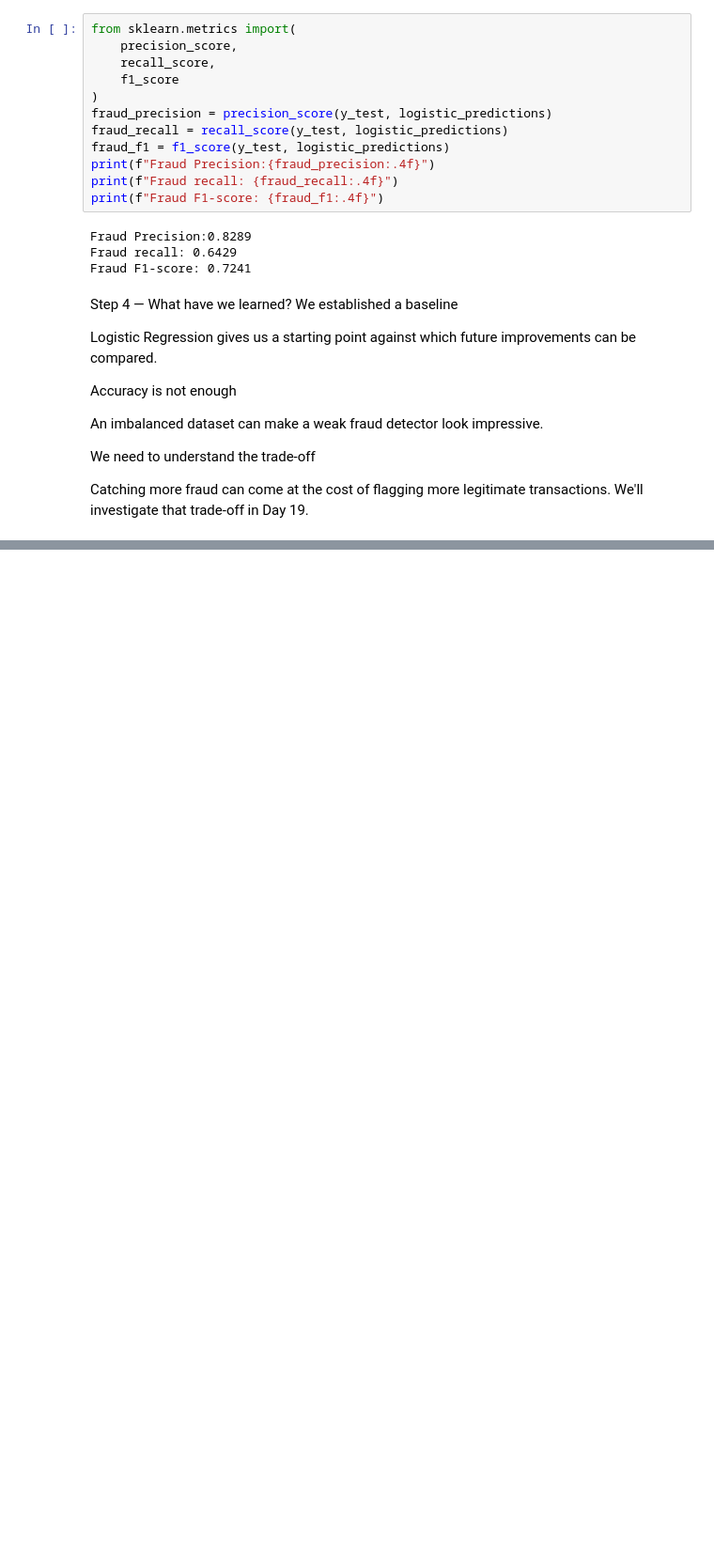
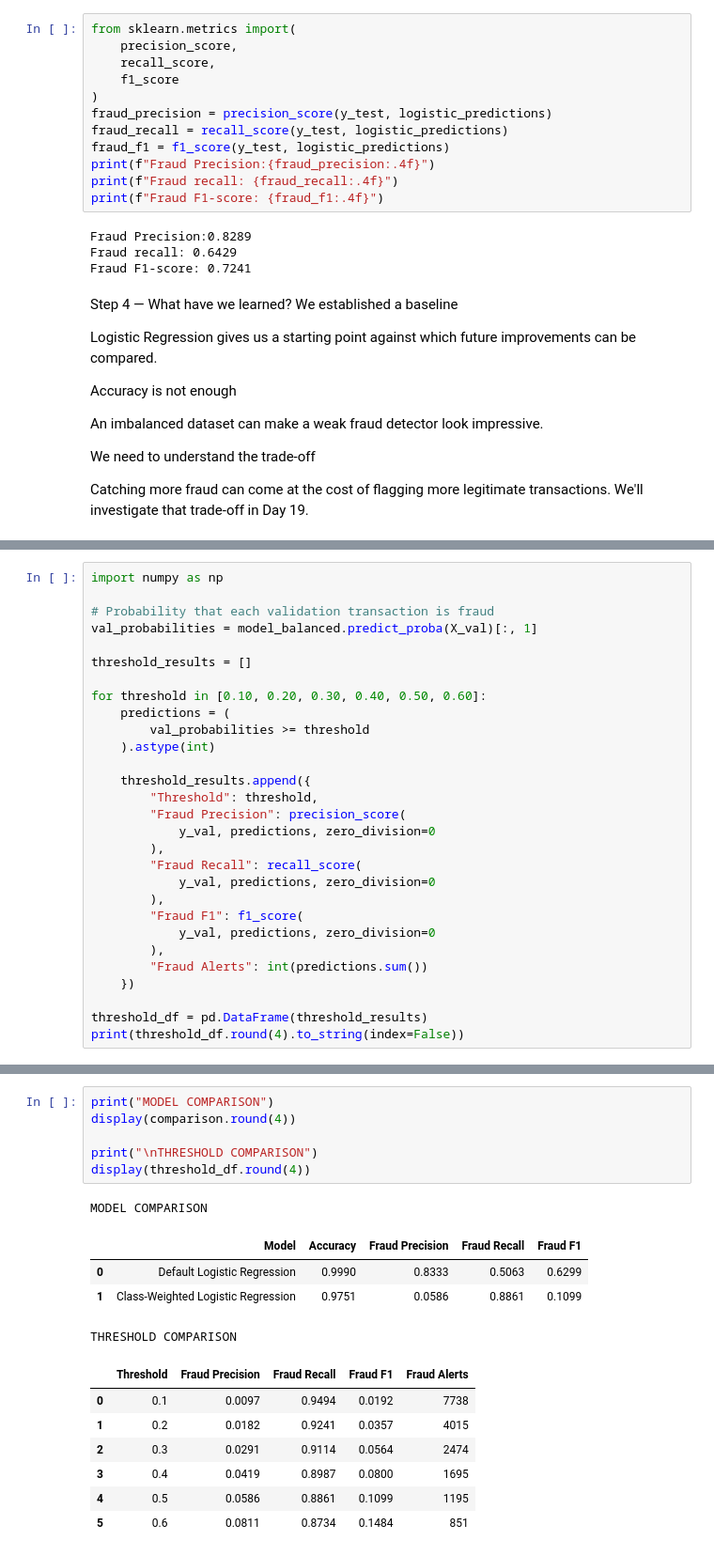
Before and after one commit to RajCodes1996/AIML_ROADMAP_2026, a Jupyter notebook: Main/ML_11_to_19.ipynb, the cells around one changed output, grey strips where cells are left out. Shown at 94% size. Drawn from its saved outputs; the diff is of its cells as text; blank space fills up the shorter version.

```diff
--- a/Main/ML_11_to_18.ipynb
+++ b/Main/ML_11_to_19.ipynb
@@ -2994,0 +3106,29 @@ Catching more fraud can come at the cost of flagging more legitimate transaction
+# %%
+import numpy as np
+
+# Probability that each validation transaction is fraud
+val_probabilities = model_balanced.predict_proba(X_val)[:, 1]
+
+threshold_results = []
+
+for threshold in [0.10, 0.20, 0.30, 0.40, 0.50, 0.60]:
+    predictions = (
+        val_probabilities >= threshold
+    ).astype(int)
+
+    threshold_results.append({
+        "Threshold": threshold,
+        "Fraud Precision": precision_score(
+            y_val, predictions, zero_division=0
+        ),
+        "Fraud Recall": recall_score(
+            y_val, predictions, zero_division=0
+        ),
+        "Fraud F1": f1_score(
+            y_val, predictions, zero_division=0
+        ),
+        "Fraud Alerts": int(predictions.sum())
+    })
+
+threshold_df = pd.DataFrame(threshold_results)
+print(threshold_df.round(4).to_string(index=False))
@@ -2994,0 +3203,19 @@ Catching more fraud can come at the cost of flagging more legitimate transaction
+# %%
+print("MODEL COMPARISON")
+display(comparison.round(4))
+
+print("\nTHRESHOLD COMPARISON")
+display(threshold_df.round(4))
+# %% [output]
+MODEL COMPARISON
+|  | Model | Accuracy | Fraud Precision | Fraud Recall | Fraud F1 |
+| 0 | Default Logistic Regression | 0.9990 | 0.8333 | 0.5063 | 0.6299 |
+| 1 | Class-Weighted Logistic Regression | 0.9751 | 0.0586 | 0.8861 | 0.1099 |
+THRESHOLD COMPARISON
+|  | Threshold | Fraud Precision | Fraud Recall | Fraud F1 | Fraud Alerts |
+| 0 | 0.1 | 0.0097 | 0.9494 | 0.0192 | 7738 |
+| 1 | 0.2 | 0.0182 | 0.9241 | 0.0357 | 4015 |
+| 2 | 0.3 | 0.0291 | 0.9114 | 0.0564 | 2474 |
+| 3 | 0.4 | 0.0419 | 0.8987 | 0.0800 | 1695 |
+| 4 | 0.5 | 0.0586 | 0.8861 | 0.1099 | 1195 |
+| 5 | 0.6 | 0.0811 | 0.8734 | 0.1484 | 851 |
```
Also changed, not shown: parts of 20 cells of this notebook, 1 other file.
